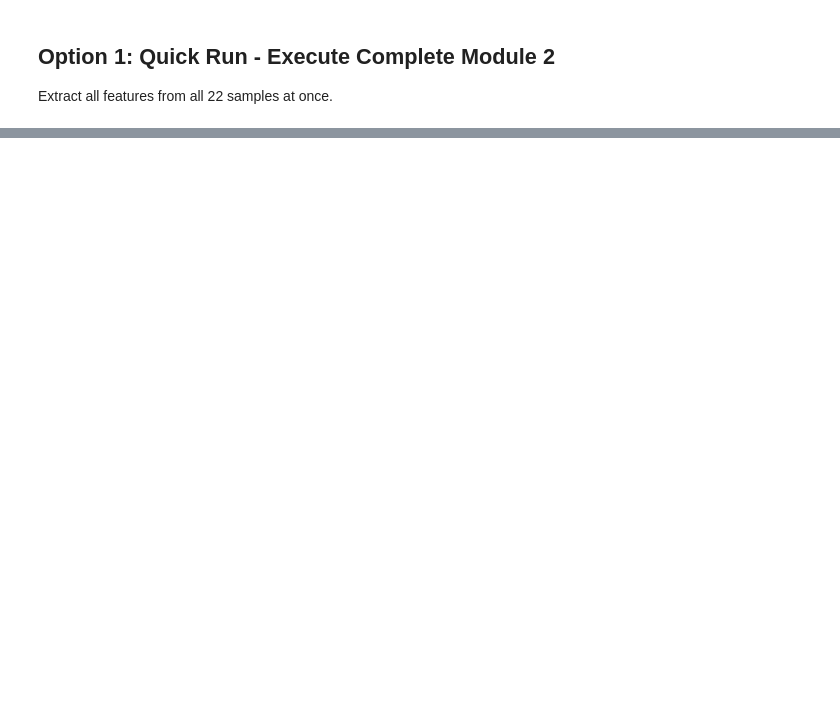
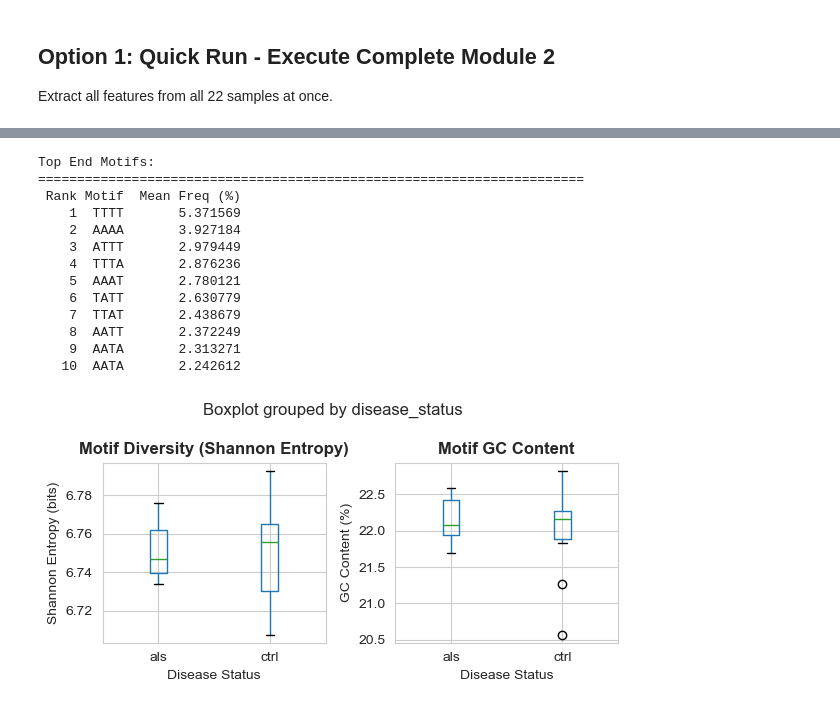
Before and after one commit to maggiebr0wn/wgbs_classifier, a Jupyter notebook: notebooks/03_feature_extraction.ipynb, the cells around one changed output, grey strips where cells are left out. Cells and saved outputs as stored; diff of their text form; code cells hidden in the pictures; blank space fills up the shorter version.

```diff
--- a/notebooks/03_feature_extraction.ipynb
+++ b/notebooks/03_feature_extraction.ipynb
@@ -415,0 +388,79 @@ Plot methylation across chr21 for one sample:
+# %%
+print("Top End Motifs:")
+print("=" * 70)
+
+# Get top motif columns
+motif_freq_cols = [c for c in fragmentomics_df.columns if 'motif_top' in c and 'freq' in c]
+motif_kmer_cols = [c for c in fragmentomics_df.columns if 'motif_top' in c and 'kmer' in c]
+
+# Get most common motifs across all samples
+top_10_motifs = []
+for i in range(10):
+    freq_col = f'motif_top{i+1}_freq'
+    kmer_col = f'motif_top{i+1}_kmer'
+
+    mean_freq = fragmentomics_df[freq_col].mean()
+    most_common_kmer = fragmentomics_df[kmer_col].mode()[0]
+
+    top_10_motifs.append({
+        'Rank': i+1,
+        'Motif': most_common_kmer,
+        'Mean Freq (%)': mean_freq
+    })
+
+top_motifs_df = pd.DataFrame(top_10_motifs)
+print(top_motifs_df.to_string(index=False))
+
+# Visualize motif diversity
+fig, axes = plt.subplots(1, 2, figsize=(6, 3))
+
+# Motif diversity
+ax = axes[0]
+fragmentomics_df.boxplot(column='motif_diversity', by='disease_status', ax=ax)
+ax.set_title('Motif Diversity (Shannon Entropy)', fontsize=12, fontweight='bold')
+ax.set_xlabel('Disease Status')
+ax.set_ylabel('Shannon Entropy (bits)')
+plt.sca(ax)
+plt.xticks(rotation=0)
+
+# Motif GC content
+ax = axes[1]
+fragmentomics_df.boxplot(column='motif_gc_content', by='disease_status', ax=ax)
+ax.set_title('Motif GC Content', fontsize=12, fontweight='bold')
+ax.set_xlabel('Disease Status')
+ax.set_ylabel('GC Content (%)')
+plt.sca(ax)
+plt.xticks(rotation=0)
+
+plt.tight_layout()
+plt.show()
+
+# Statistical tests
+print("\n\nMotif Summary Statistics (ALS vs Control):")
+print("=" * 70)
+
+for feat in ['motif_diversity', 'motif_gc_content']:
+    als_vals = fragmentomics_df[fragmentomics_df['disease_status'] == 'als'][feat]
+    ctrl_vals = fragmentomics_df[fragmentomics_df['disease_status'] == 'ctrl'][feat]
+
+    stat, p_val = mannwhitneyu(als_vals, ctrl_vals)
+
+    print(f"\n{feat}:")
+    print(f"  ALS: {als_vals.mean():.3f} ± {als_vals.std():.3f}")
+    print(f"  Control: {ctrl_vals.mean():.3f} ± {ctrl_vals.std():.3f}")
+    print(f"  p-value: {p_val:.4f} {'***' if p_val < 0.001 else '**' if p_val < 0.01 else '*' if p_val < 0.05 else ''}")
+# %% [output]
+Top End Motifs:
+======================================================================
+ Rank Motif  Mean Freq (%)
+    1  TTTT       5.371569
+    2  AAAA       3.927184
+    3  ATTT       2.979449
+    4  TTTA       2.876236
+    5  AAAT       2.780121
+    6  TATT       2.630779
+    7  TTAT       2.438679
+    8  AATT       2.372249
+    9  AATA       2.313271
+   10  AATA       2.242612
+[figure, added]
```
Also changed, not shown: parts of 24 cells of this notebook, 3 other files.
